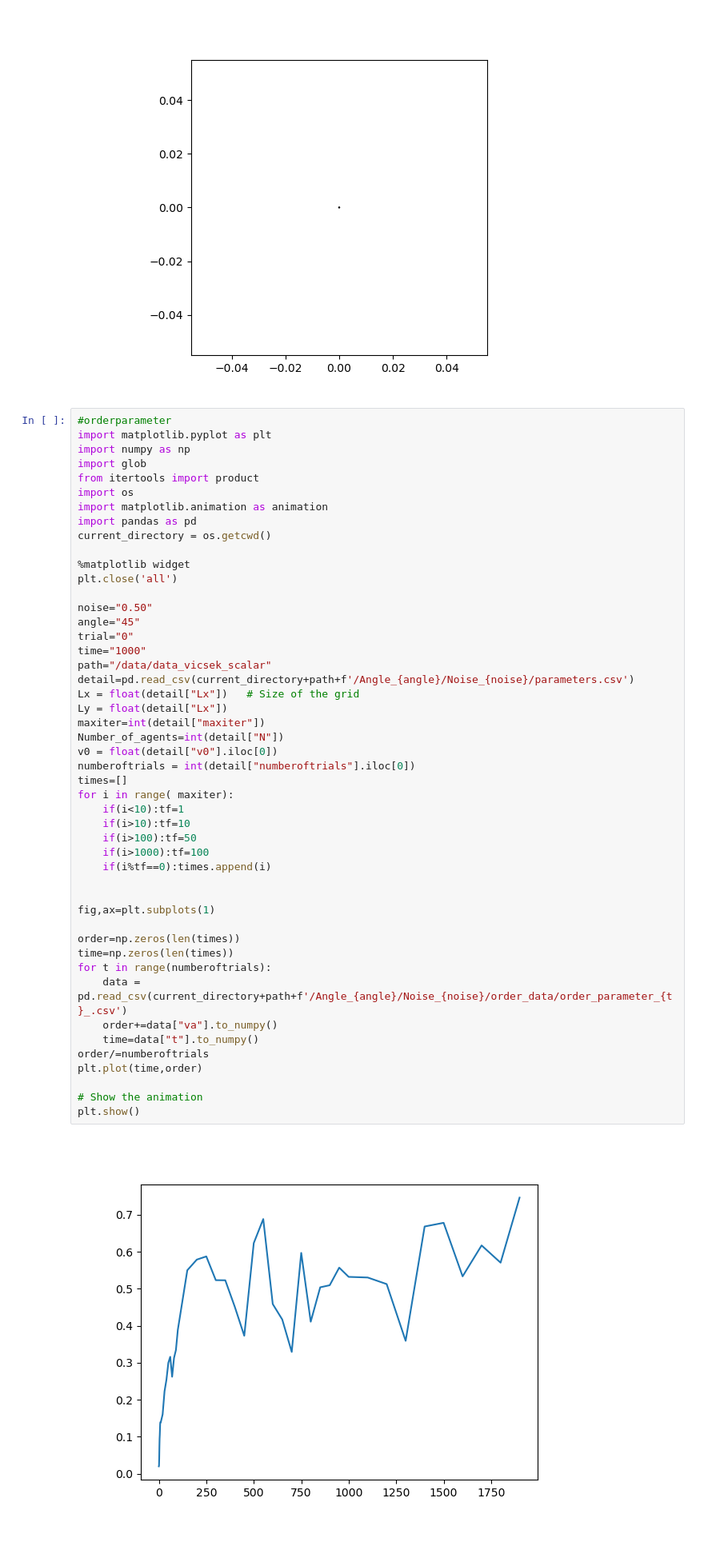
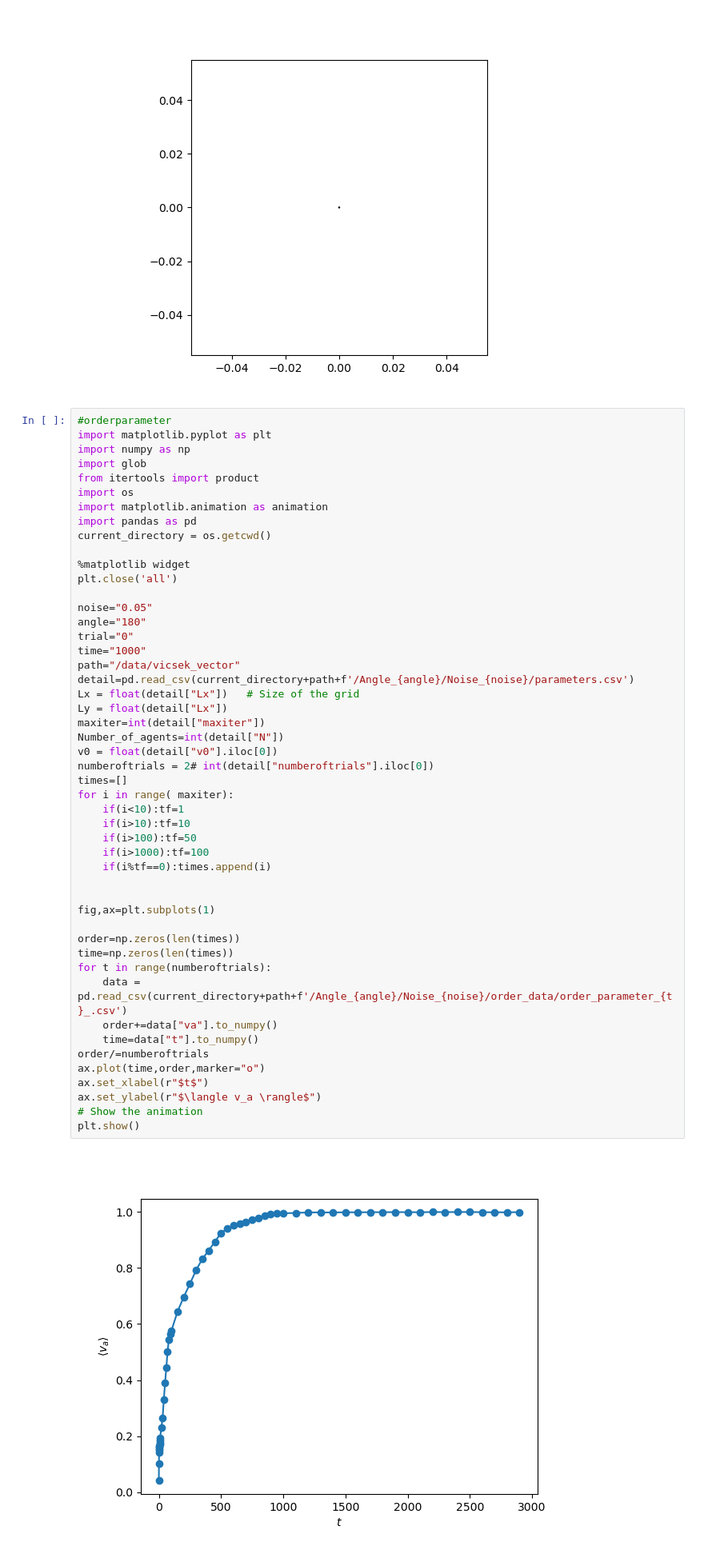
Before and after one commit to m0hitgaur/Vicsek-vision-V3, a Jupyter notebook: visualize.ipynb, the cells around one changed output. Shown at 80% size. Cells and saved outputs as stored; diff of their text form.

```diff
--- a/visualize.ipynb
+++ b/visualize.ipynb
@@ -149,39 +149,40 @@ current_directory = os.getcwd()
 %matplotlib widget
 plt.close('all')
 
-noise="0.50"
-angle="45"
+noise="0.05"
+angle="180"
 trial="0"
 time="1000"
-path="/data/data_vicsek_scalar"
+path="/data/vicsek_vector"
 detail=pd.read_csv(current_directory+path+f'/Angle_{angle}/Noise_{noise}/parameters.csv')
 Lx = float(detail["Lx"])   # Size of the grid
 Ly = float(detail["Lx"])
 maxiter=int(detail["maxiter"])
 Number_of_agents=int(detail["N"])
 v0 = float(detail["v0"].iloc[0])
-numberoftrials = int(detail["numberoftrials"].iloc[0])
+numberoftrials = 2# int(detail["numberoftrials"].iloc[0])
 times=[]
 for i in range( maxiter):
     if(i<10):tf=1
     if(i>10):tf=10
     if(i>100):tf=50
     if(i>1000):tf=100
     if(i%tf==0):times.append(i)
 
 
 fig,ax=plt.subplots(1)
 
 order=np.zeros(len(times))
 time=np.zeros(len(times))
 for t in range(numberoftrials):
     data = pd.read_csv(current_directory+path+f'/Angle_{angle}/Noise_{noise}/order_data/order_parameter_{t}_.csv')
     order+=data["va"].to_numpy()
     time=data["t"].to_numpy()
 order/=numberoftrials
-plt.plot(time,order)
-
+ax.plot(time,order,marker="o")
+ax.set_xlabel(r"$t$")
+ax.set_ylabel(r"$\langle v_a \rangle$")
 # Show the animation
 plt.show()
 # %% [output]
-[figure, old version]
+[figure, new version]
```
Also changed, not shown: parts of 1 cell of this notebook, 3 other files.
